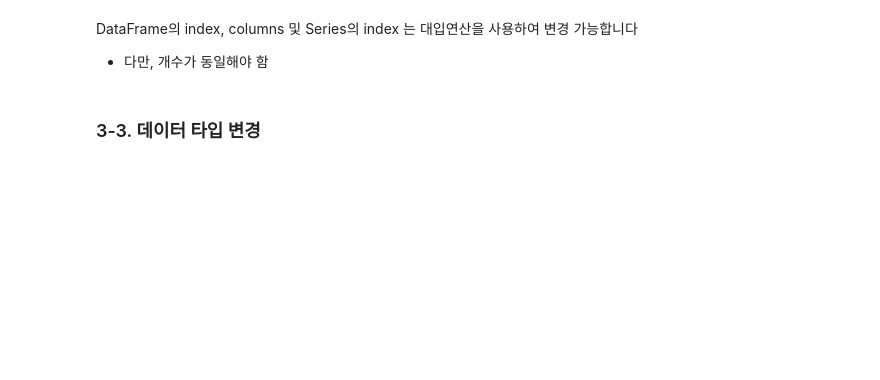
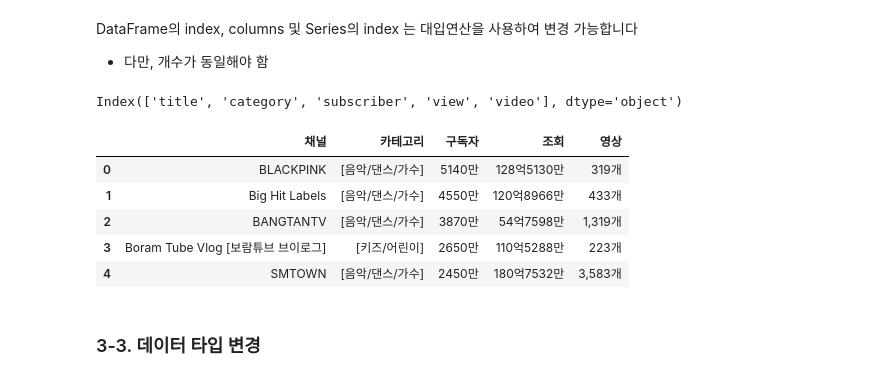
Before and after one commit to choiyun9yu/DataAnalysis, a Jupyter notebook: 빅분기 실기 자료/eduatoz/02. 판다스/[pandas_01]_youtube_LAB.ipynb, the cells around one changed output. Drawn from its saved outputs; the diff is of its cells as text; code cells hidden in the pictures; blank space fills up the shorter version.

```diff
--- a/빅분기 실기 자료/eduatoz/02. 판다스/[pandas_01]_youtube_LAB.ipynb
+++ b/빅분기 실기 자료/eduatoz/02. 판다스/[pandas_01]_youtube_LAB.ipynb
@@ -114,7 +213,20 @@ Series의 구성요소
 # %% [markdown]
 DataFrame의 index, columns 및 Series의 index 는 대입연산을 사용하여 변경 가능합니다
 - 다만, 개수가 동일해야 함
+# %%
+df.columns
+# %% [output]
+Index(['title', 'category', 'subscriber', 'view', 'video'], dtype='object')
 # %%
 # [1-11] 컬럼의 이름을 ['채널', '카테고리', '구독자', '조회', '영상']으로 변경합니다.
 # 변경 후 상위 2개 행을 출력해 봅니다.
+df.columns = ['채널', '카테고리', '구독자', '조회', '영상']
+df.head()
+# %% [output]
+|  | 채널 | 카테고리 | 구독자 | 조회 | 영상 |
+| 0 | BLACKPINK | [음악/댄스/가수] | 5140만 | 128억5130만 | 319개 |
+| 1 | Big Hit Labels | [음악/댄스/가수] | 4550만 | 120억8966만 | 433개 |
+| 2 | BANGTANTV | [음악/댄스/가수] | 3870만 | 54억7598만 | 1,319개 |
+| 3 | Boram Tube Vlog [보람튜브 브이로그] | [키즈/어린이] | 2650만 | 110억5288만 | 223개 |
+| 4 | SMTOWN | [음악/댄스/가수] | 2450만 | 180억7532만 | 3,583개 |
 # %%
```
Also changed, not shown: parts of 51 cells of this notebook, 6 other files.
